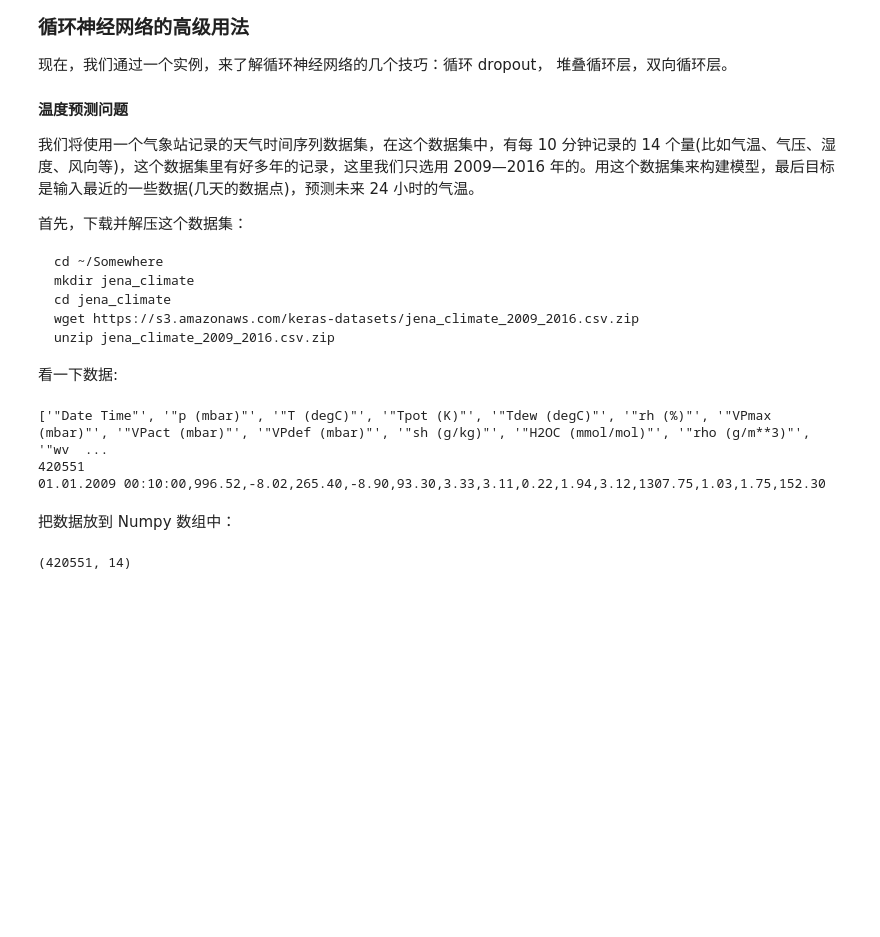
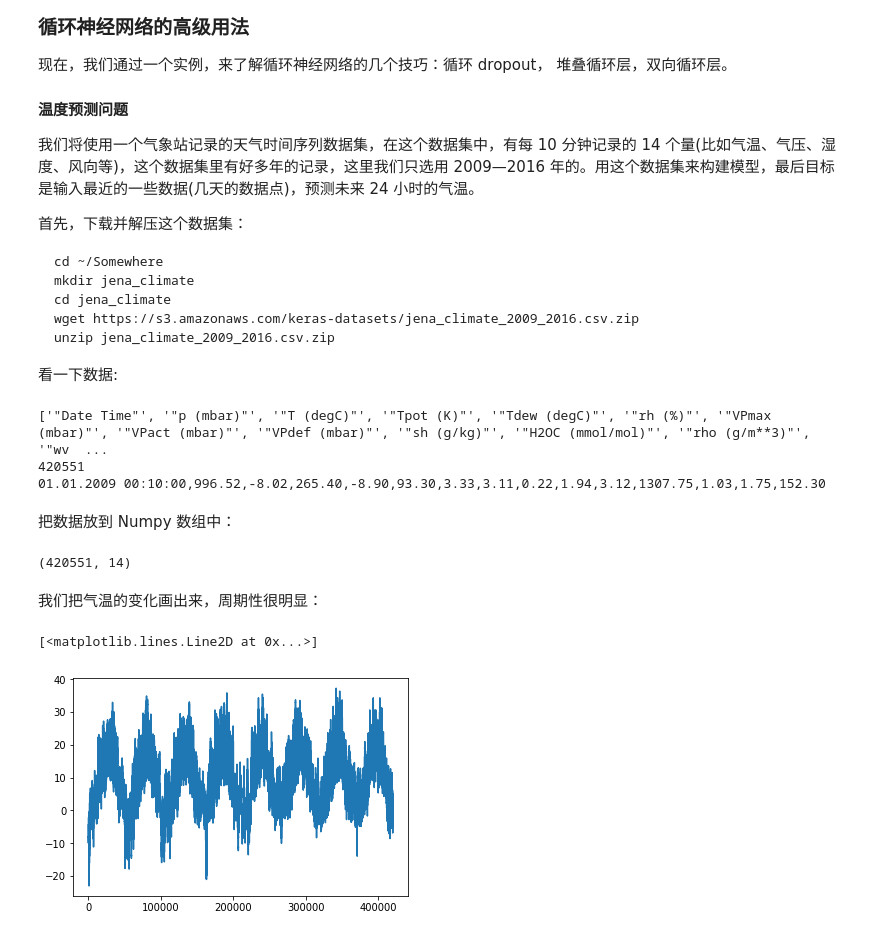
Before and after one commit to cdfmlr/Deep-Learning-with-Python-Notebooks, a Jupyter notebook: ch6/6.2 Understanding recurrent neural networks.ipynb, the cells around one changed output. Saved outputs shown, nothing was run; the diff lists cells and outputs as text; code cells hidden in the pictures; blank space fills up the shorter version.

```diff
--- a/ch6/6.2 Understanding recurrent neural networks.ipynb
+++ b/ch6/6.2 Understanding recurrent neural networks.ipynb
@@ -487,3 +487,13 @@ for i, line in enumerate(lines):
 print(float_data.shape)
 # %% [output]
 (420551, 14)
+# %% [markdown]
+我们把气温的变化画出来，周期性很明显：
+# %%
+from matplotlib import pyplot as plt
+
+temp = float_data[:, 1]
+plt.plot(range(len(temp)), temp)
+# %% [output]
+[<matplotlib.lines.Line2D at 0x...>]
+[figure, added]
```
Also changed, not shown: parts of 15 cells of this notebook.
